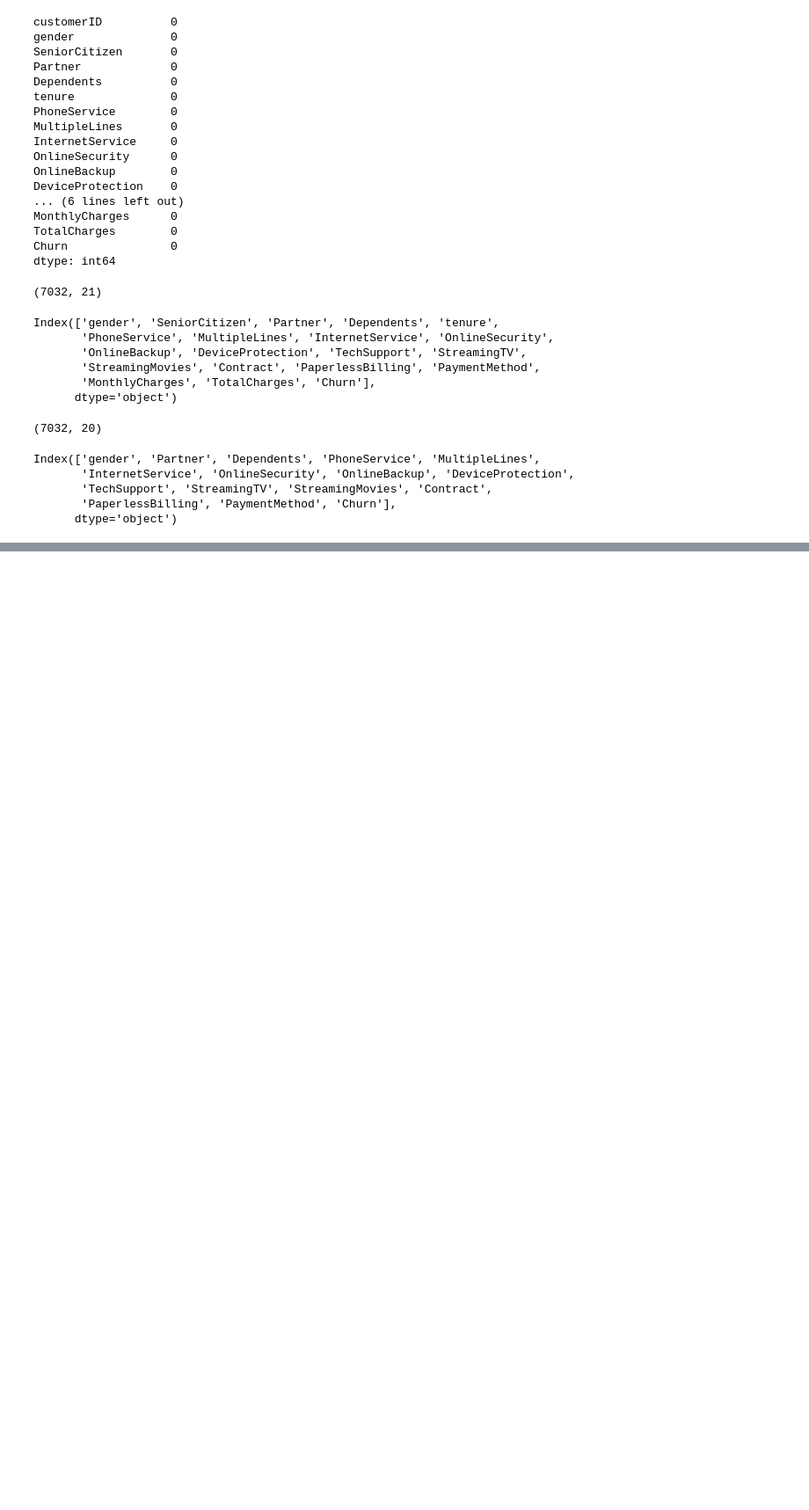
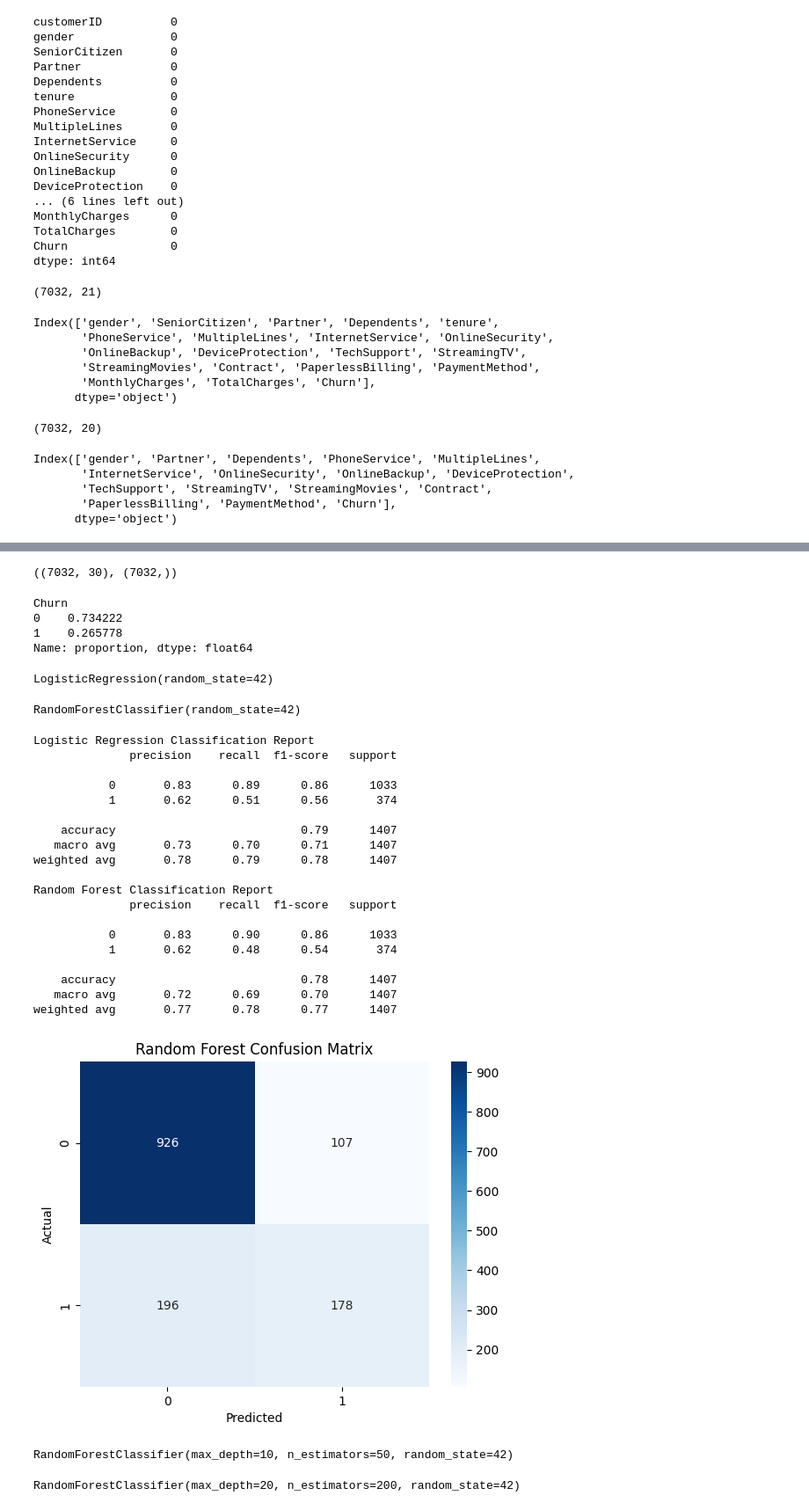
Before and after one commit to munshifff/Churn-Prediction, a Jupyter notebook: churn.ipynb, the cells around one changed output, grey strips where cells are left out. Shown at 88% size. Drawn from its saved outputs; the diff is of its cells as text; code cells hidden in the pictures; blank space fills up the shorter version.

```diff
--- a/churn.ipynb
+++ b/churn.ipynb
@@ -195,0 +272,4 @@ Index(['gender', 'Partner', 'Dependents', 'PhoneService', 'MultipleLines',
+# %%
+X.shape, y.shape
+# %% [output]
+((7032, 30), (7032,))
@@ -195,0 +278,7 @@ Index(['gender', 'Partner', 'Dependents', 'PhoneService', 'MultipleLines',
+# %%
+y_train.value_counts(normalize=True)
+# %% [output]
+Churn
+0    0.734222
+1    0.265778
+Name: proportion, dtype: float64
@@ -195,0 +289,61 @@ Index(['gender', 'Partner', 'Dependents', 'PhoneService', 'MultipleLines',
+# %%
+lr_model = LogisticRegression(random_state=42)
+lr_model.fit(X_train, y_train)
+# %% [output]
+LogisticRegression(random_state=42)
+# %%
+rf_model = RandomForestClassifier(random_state=42)
+rf_model.fit(X_train, y_train)
+# %% [output]
+RandomForestClassifier(random_state=42)
+# %%
+lr_pred = lr_model.predict(X_test)
+# %%
+rf_pred = rf_model.predict(X_test)
+# %%
+print("Logistic Regression Classification Report")
+print(classification_report(y_test, lr_pred))
+
+print("Random Forest Classification Report")
+print(classification_report(y_test, rf_pred))
+
+# plot confusion matrix for random forest
+cm = confusion_matrix(y_test, rf_pred)
+sns.heatmap(cm, annot=True, fmt='d', cmap='Blues')
+plt.title("Random Forest Confusion Matrix")
+plt.xlabel("Predicted")
+plt.ylabel("Actual")
+plt.show()
+# %% [output]
+Logistic Regression Classification Report
+              precision    recall  f1-score   support
+
+           0       0.83      0.89      0.86      1033
+           1       0.62      0.51      0.56       374
+
+    accuracy                           0.79      1407
+   macro avg       0.73      0.70      0.71      1407
+weighted avg       0.78      0.79      0.78      1407
+
+Random Forest Classification Report
+              precision    recall  f1-score   support
+
+           0       0.83      0.90      0.86      1033
+           1       0.62      0.48      0.54       374
+
+    accuracy                           0.78      1407
+   macro avg       0.72      0.69      0.70      1407
+weighted avg       0.77      0.78      0.77      1407
+[figure, added]
+# %%
+rf_tune1 = RandomForestClassifier(random_state=42, n_estimators=50, max_depth=10)
+
+rf_tune1.fit(X_train, y_train)
+# %% [output]
+RandomForestClassifier(max_depth=10, n_estimators=50, random_state=42)
+# %%
+rf_tune2 = RandomForestClassifier(random_state=42, n_estimators=200, max_depth=20)
+
+rf_tune2.fit(X_train, y_train)
+# %% [output]
+RandomForestClassifier(max_depth=20, n_estimators=200, random_state=42)
```
Also changed, not shown: parts of 18 cells of this notebook.
